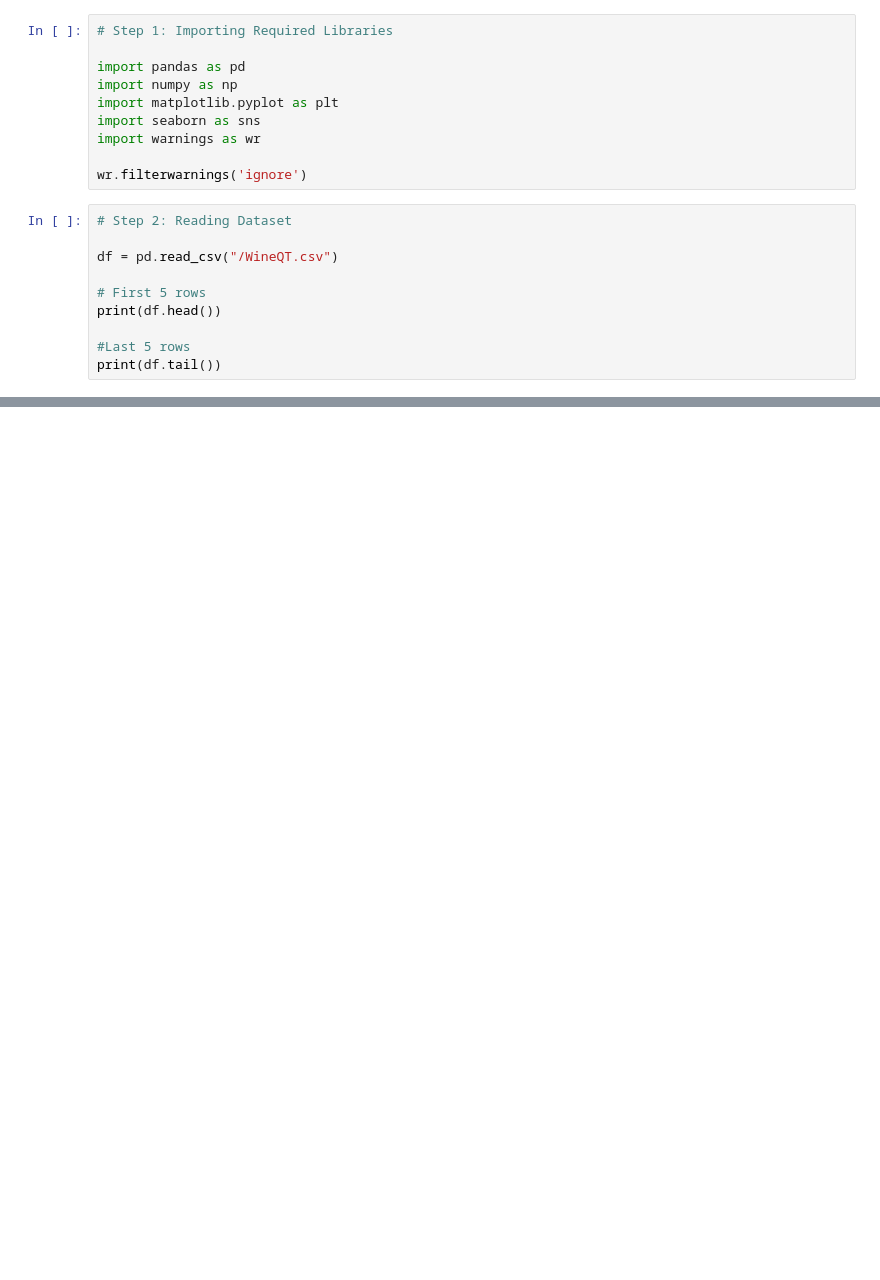
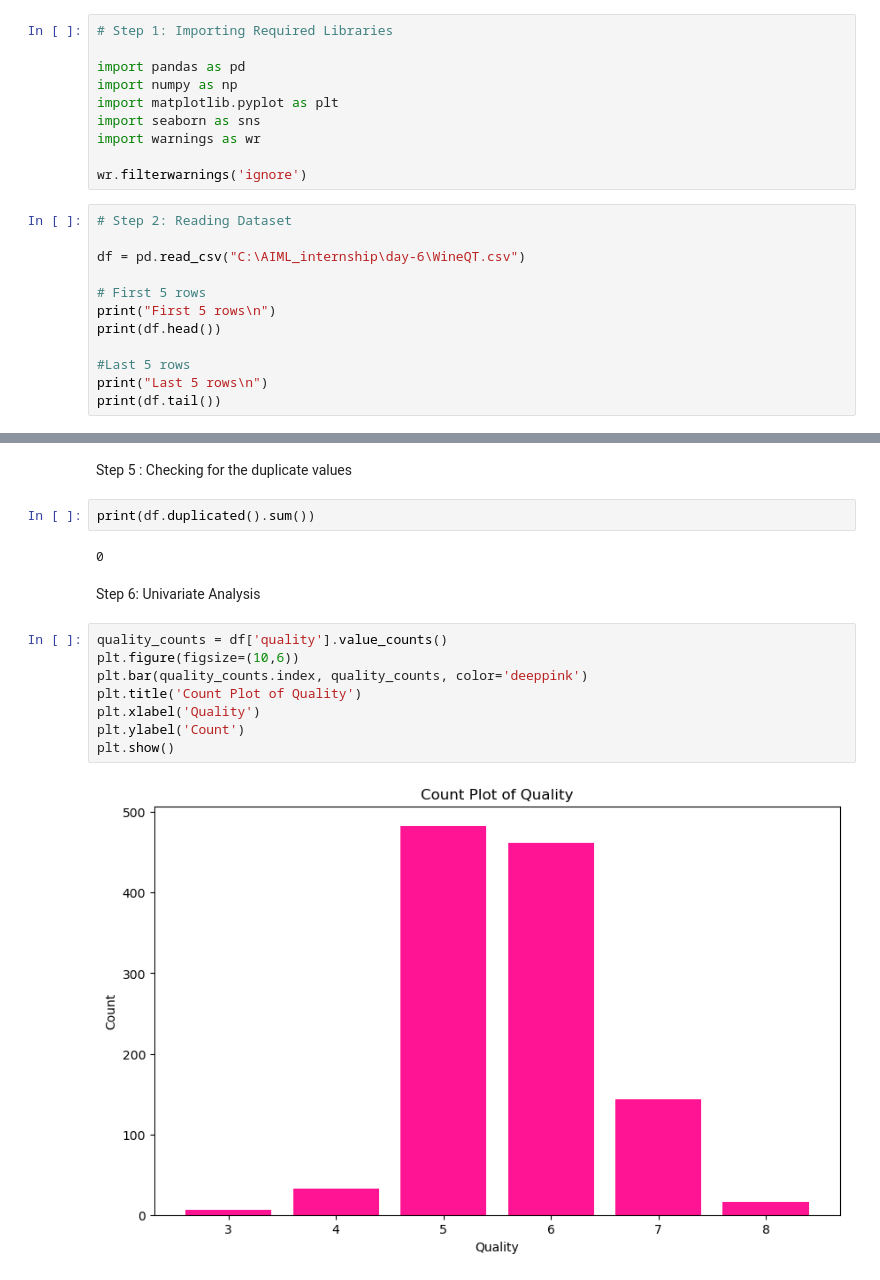
Before and after one commit to shaikmehataj575-arch/AIML_internship, a Jupyter notebook: day-6/eda.ipynb, the cells around one changed output, grey strips where cells are left out. Cells and saved outputs as stored; diff of their text form; blank space fills up the shorter version.

```diff
--- a/day-6/eda.ipynb
+++ b/day-6/eda.ipynb
@@ -11,11 +11,13 @@ wr.filterwarnings('ignore')
 # %%
 # Step 2: Reading Dataset
 
-df = pd.read_csv("/WineQT.csv")
+df = pd.read_csv("C:\AIML_internship\day-6\WineQT.csv")
 
 # First 5 rows
+print("First 5 rows\n")
 print(df.head())
 
 #Last 5 rows
+print("Last 5 rows\n")
 print(df.tail())
 # %% [output]
@@ -22,0 +105,18 @@ FileNotFoundError: [Errno 2] No such file or directory: '/WineQT.csv'
+# %% [markdown]
+Step 5 : Checking for the duplicate values
+# %%
+print(df.duplicated().sum())
+# %% [output]
+0
+# %% [markdown]
+Step 6: Univariate Analysis
+# %%
+quality_counts = df['quality'].value_counts()
+plt.figure(figsize=(10,6))
+plt.bar(quality_counts.index, quality_counts, color='deeppink')
+plt.title('Count Plot of Quality')
+plt.xlabel('Quality')
+plt.ylabel('Count')
+plt.show()
+# %% [output]
+[figure, added]
```
Also changed, not shown: parts of 15 cells of this notebook.
